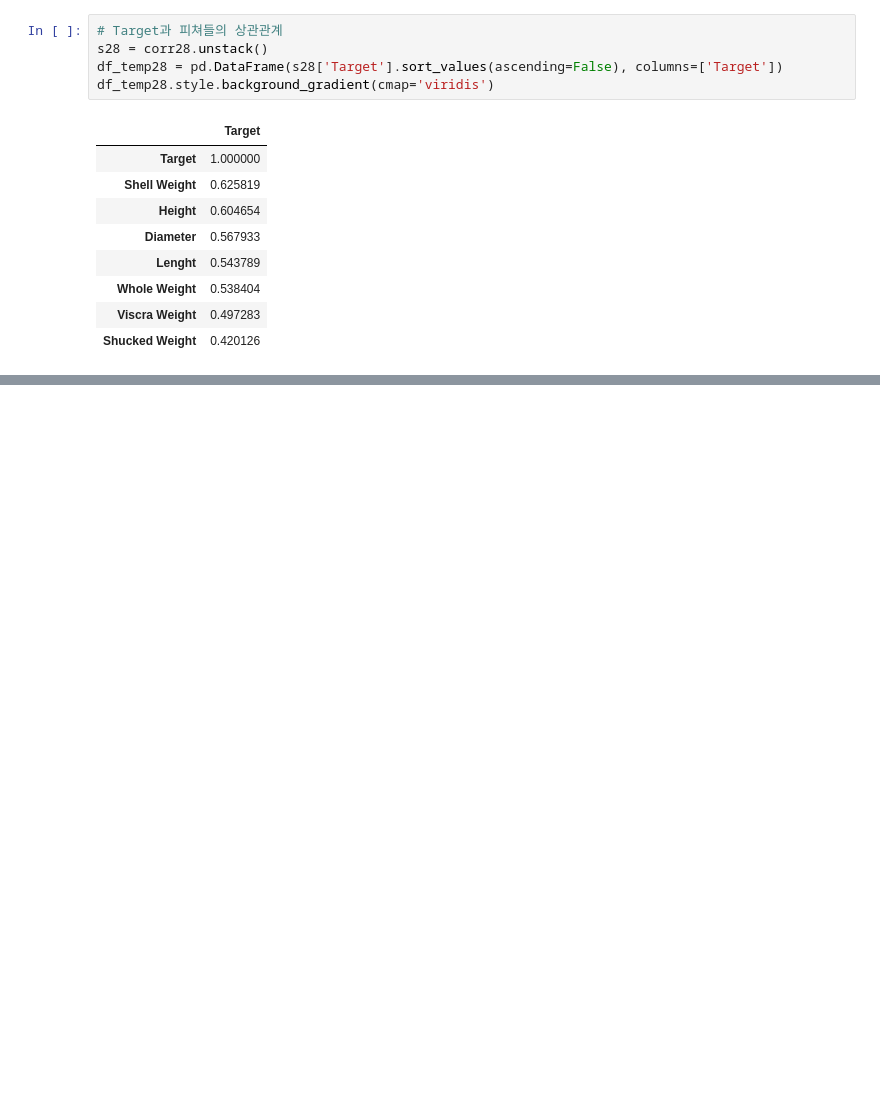
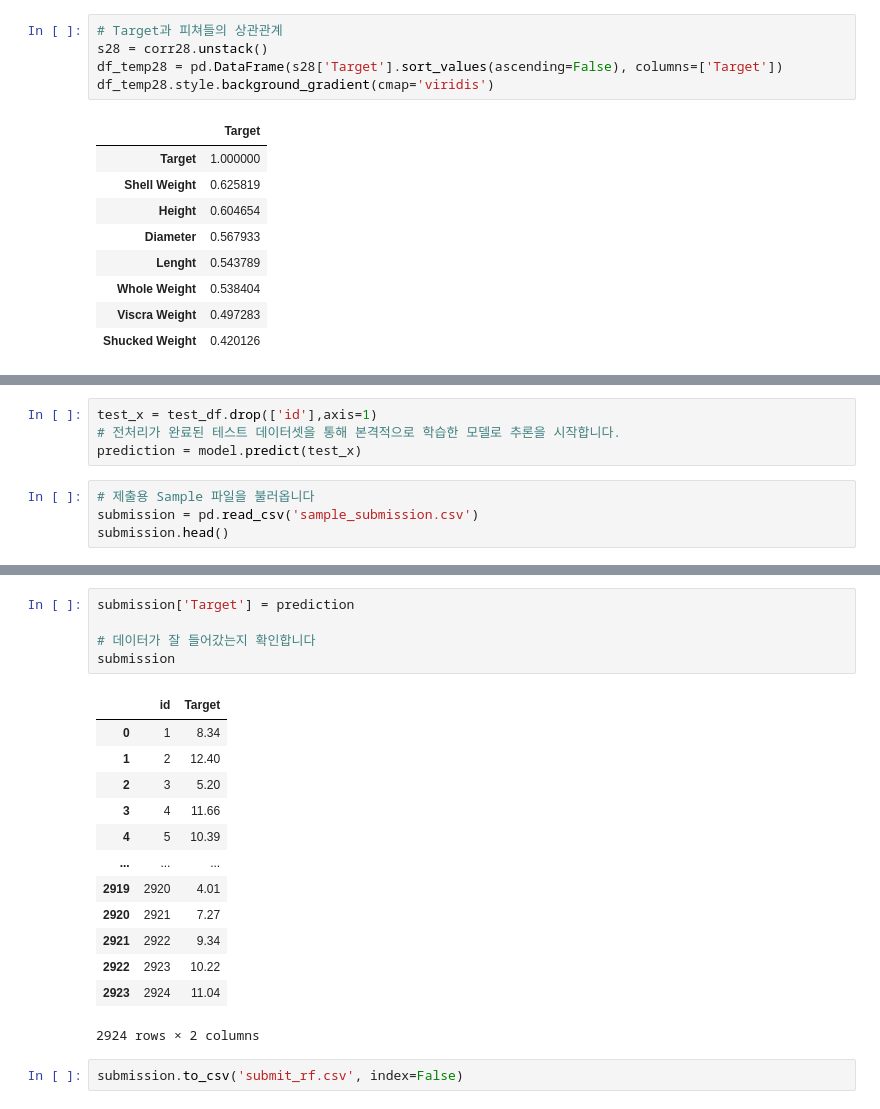
Before and after one commit to ethan528/Python, a Jupyter notebook: 전복 나이 예측 경진대회/전복 나이 예측 경진대회.ipynb, the cells around one changed output, grey strips where cells are left out. Cells and saved outputs as stored; diff of their text form; blank space fills up the shorter version.

```diff
--- a/전복 나이 예측 경진대회/전복 나이 예측 경진대회.ipynb
+++ b/전복 나이 예측 경진대회/전복 나이 예측 경진대회.ipynb
@@ -221,0 +307,8 @@ df_temp28.style.background_gradient(cmap='viridis')
+# %%
+test_x = test_df.drop(['id'],axis=1)
+# 전처리가 완료된 테스트 데이터셋을 통해 본격적으로 학습한 모델로 추론을 시작합니다.
+prediction = model.predict(test_x)
+# %%
+# 제출용 Sample 파일을 불러옵니다
+submission = pd.read_csv('sample_submission.csv')
+submission.head()
@@ -221,0 +322,21 @@ df_temp28.style.background_gradient(cmap='viridis')
+# %%
+submission['Target'] = prediction
+
+# 데이터가 잘 들어갔는지 확인합니다
+submission
+# %% [output]
+|  | id | Target |
+| 0 | 1 | 8.34 |
+| 1 | 2 | 12.40 |
+| 2 | 3 | 5.20 |
+| 3 | 4 | 11.66 |
+| 4 | 5 | 10.39 |
+| ... | ... | ... |
+| 2919 | 2920 | 4.01 |
+| 2920 | 2921 | 7.27 |
+| 2921 | 2922 | 9.34 |
+| 2922 | 2923 | 10.22 |
+| 2923 | 2924 | 11.04 |
+2924 rows × 2 columns
+# %%
+submission.to_csv('submit_rf.csv', index=False)
```
Also changed, not shown: parts of 16 cells of this notebook, 3 other files.
